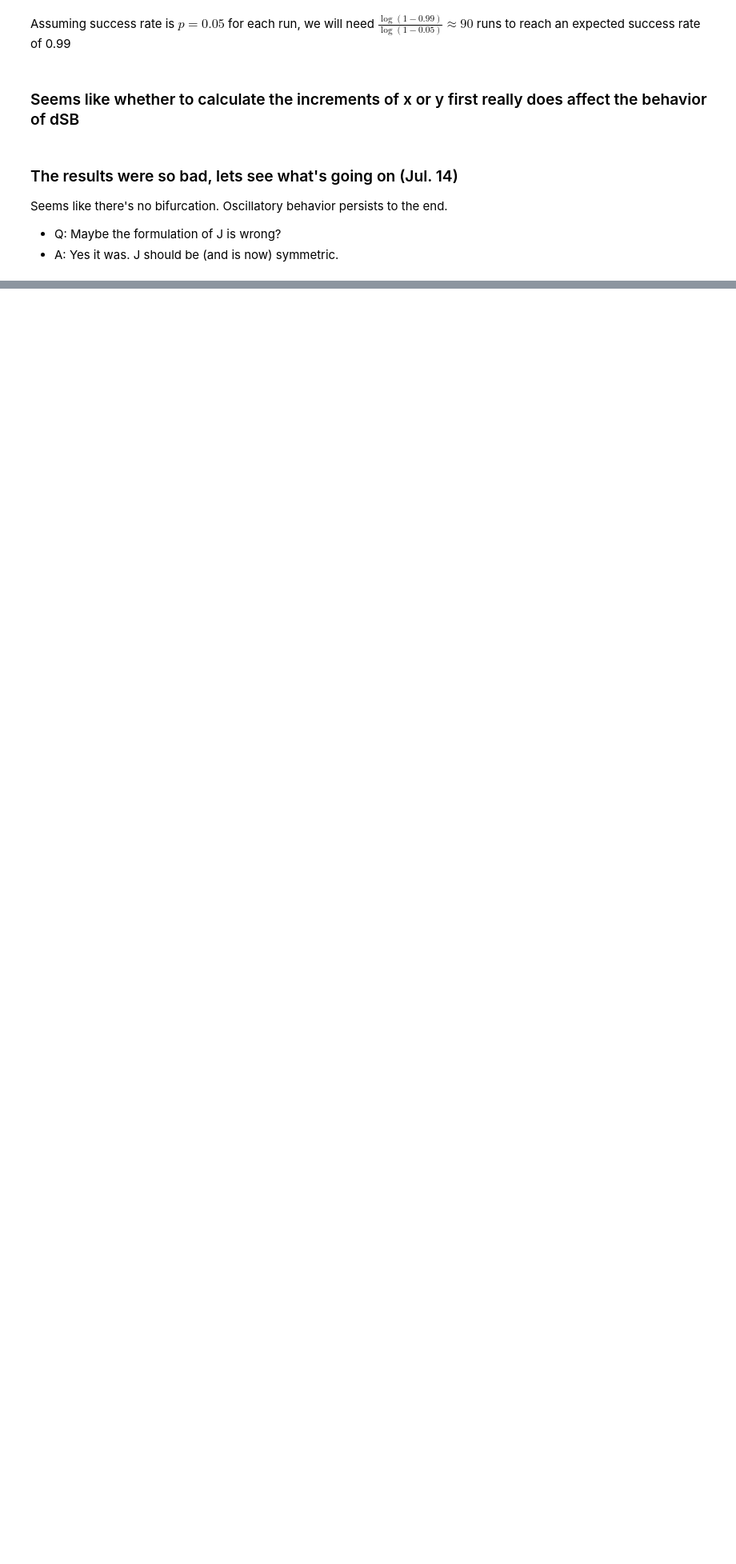
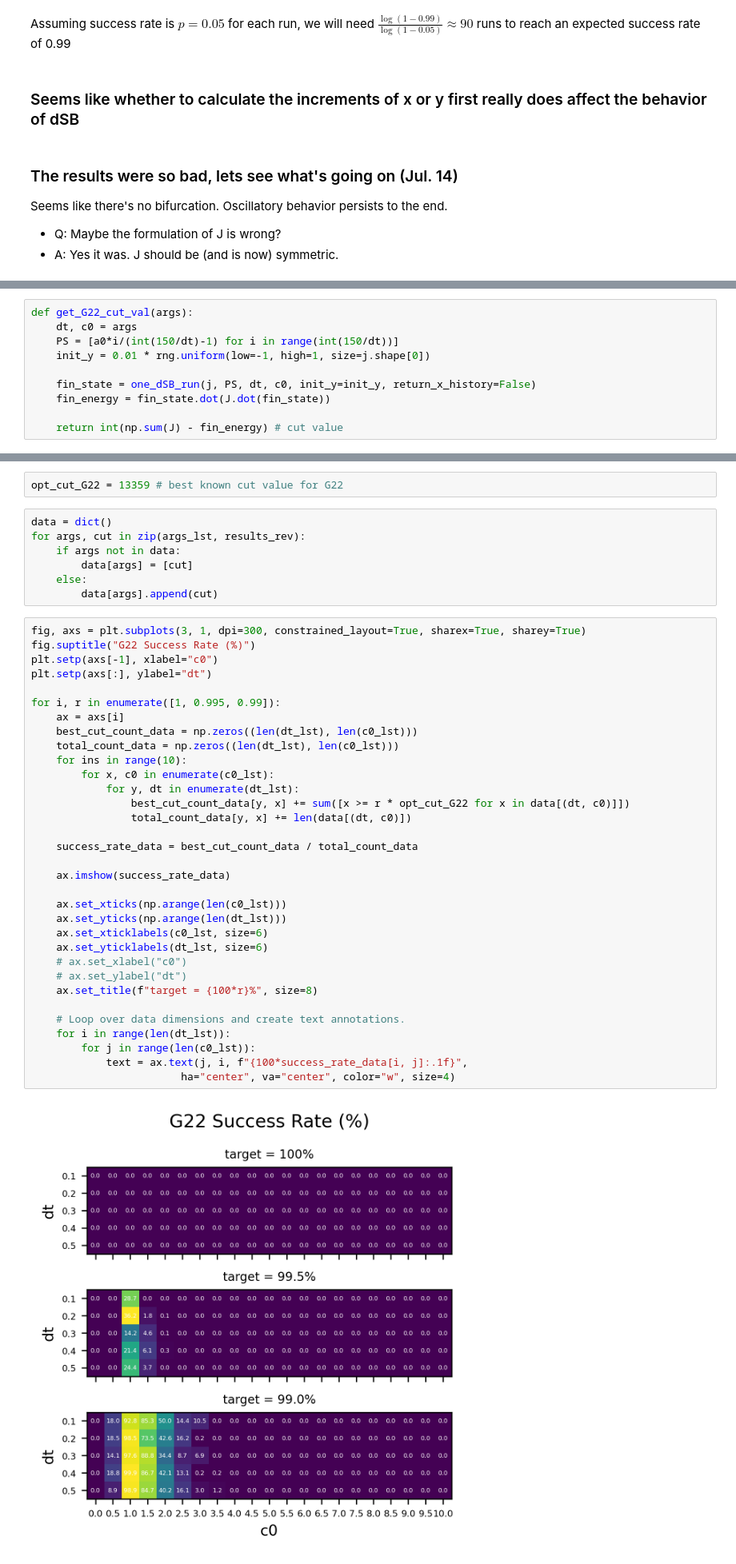
Before and after one commit to haoyudoingthings/Annealing-Algorithms, a Jupyter notebook: Simulated Bifurcation/dSB Benchmark.ipynb, the cells around one changed output, grey strips where cells are left out. Shown at 80% size. Cells and saved outputs as stored; diff of their text form; blank space fills up the shorter version.

```diff
--- a/Simulated Bifurcation/dSB Benchmark.ipynb
+++ b/Simulated Bifurcation/dSB Benchmark.ipynb
@@ -672,0 +653,10 @@ result
+# %%
+def get_G22_cut_val(args):
+    dt, c0 = args
+    PS = [a0*i/(int(150/dt)-1) for i in range(int(150/dt))]
+    init_y = 0.01 * rng.uniform(low=-1, high=1, size=j.shape[0])
+
+    fin_state = one_dSB_run(j, PS, dt, c0, init_y=init_y, return_x_history=False)
+    fin_energy = fin_state.dot(J.dot(fin_state))
+
+    return int(np.sum(J) - fin_energy) # cut value
@@ -672,0 +678,44 @@ result
+# %%
+opt_cut_G22 = 13359 # best known cut value for G22
+# %%
+data = dict()
+for args, cut in zip(args_lst, results_rev):
+    if args not in data:
+        data[args] = [cut]
+    else:
+        data[args].append(cut)
+# %%
+fig, axs = plt.subplots(3, 1, dpi=300, constrained_layout=True, sharex=True, sharey=True)
+fig.suptitle("G22 Success Rate (%)")
+plt.setp(axs[-1], xlabel="c0")
+plt.setp(axs[:], ylabel="dt")
+
+for i, r in enumerate([1, 0.995, 0.99]):
+    ax = axs[i]
+    best_cut_count_data = np.zeros((len(dt_lst), len(c0_lst)))
+    total_count_data = np.zeros((len(dt_lst), len(c0_lst)))
+    for ins in range(10):
+        for x, c0 in enumerate(c0_lst):
+            for y, dt in enumerate(dt_lst):
+                best_cut_count_data[y, x] += sum([x >= r * opt_cut_G22 for x in data[(dt, c0)]])
+                total_count_data[y, x] += len(data[(dt, c0)])
+
+    success_rate_data = best_cut_count_data / total_count_data
+
+    ax.imshow(success_rate_data)
+
+    ax.set_xticks(np.arange(len(c0_lst)))
+    ax.set_yticks(np.arange(len(dt_lst)))
+    ax.set_xticklabels(c0_lst, size=6)
+    ax.set_yticklabels(dt_lst, size=6)
+    # ax.set_xlabel("c0")
+    # ax.set_ylabel("dt")
+    ax.set_title(f"target = {100*r}%", size=8)
+
+    # Loop over data dimensions and create text annotations.
+    for i in range(len(dt_lst)):
+        for j in range(len(c0_lst)):
+            text = ax.text(j, i, f"{100*success_rate_data[i, j]:.1f}",
+                        ha="center", va="center", color="w", size=4)
+# %% [output]
+[figure, added]
```
Also changed, not shown: parts of 20 cells of this notebook, 2 other files.
